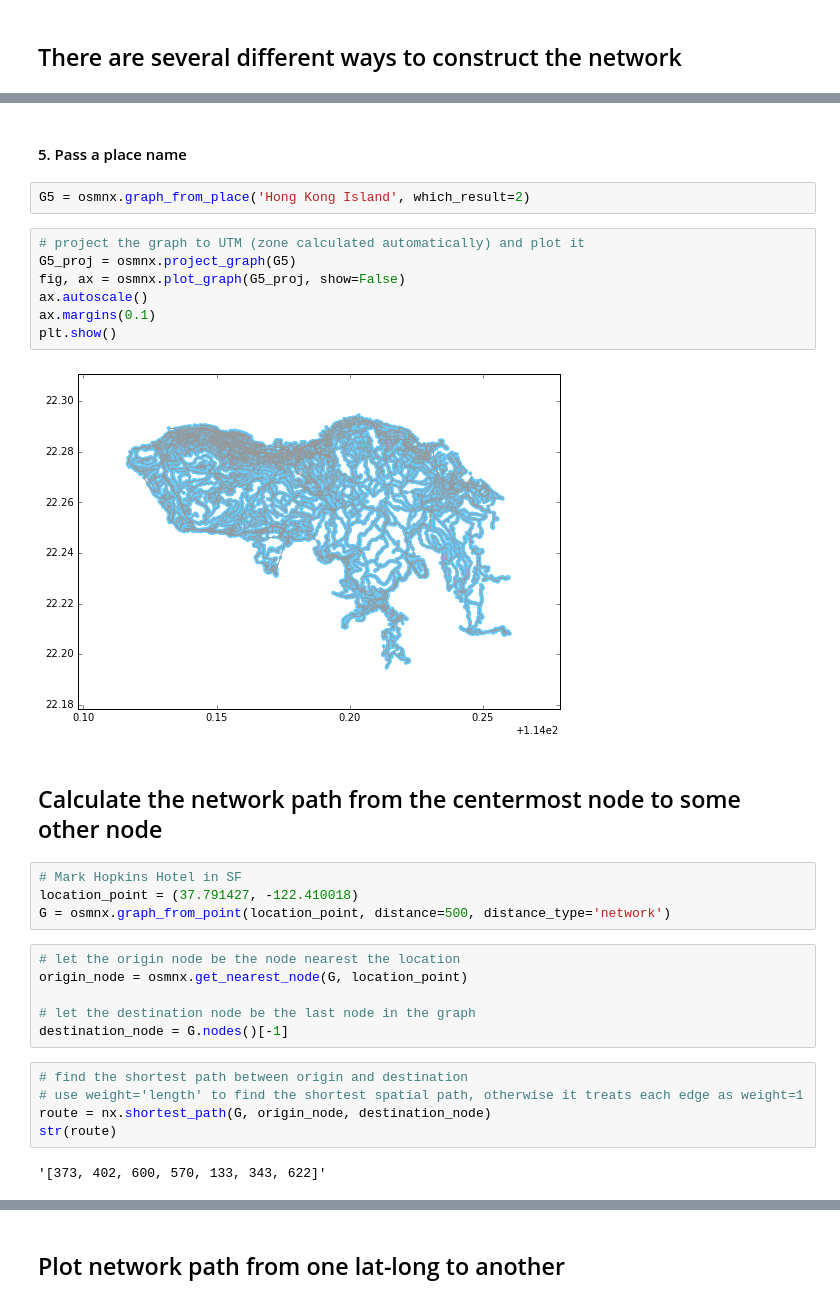
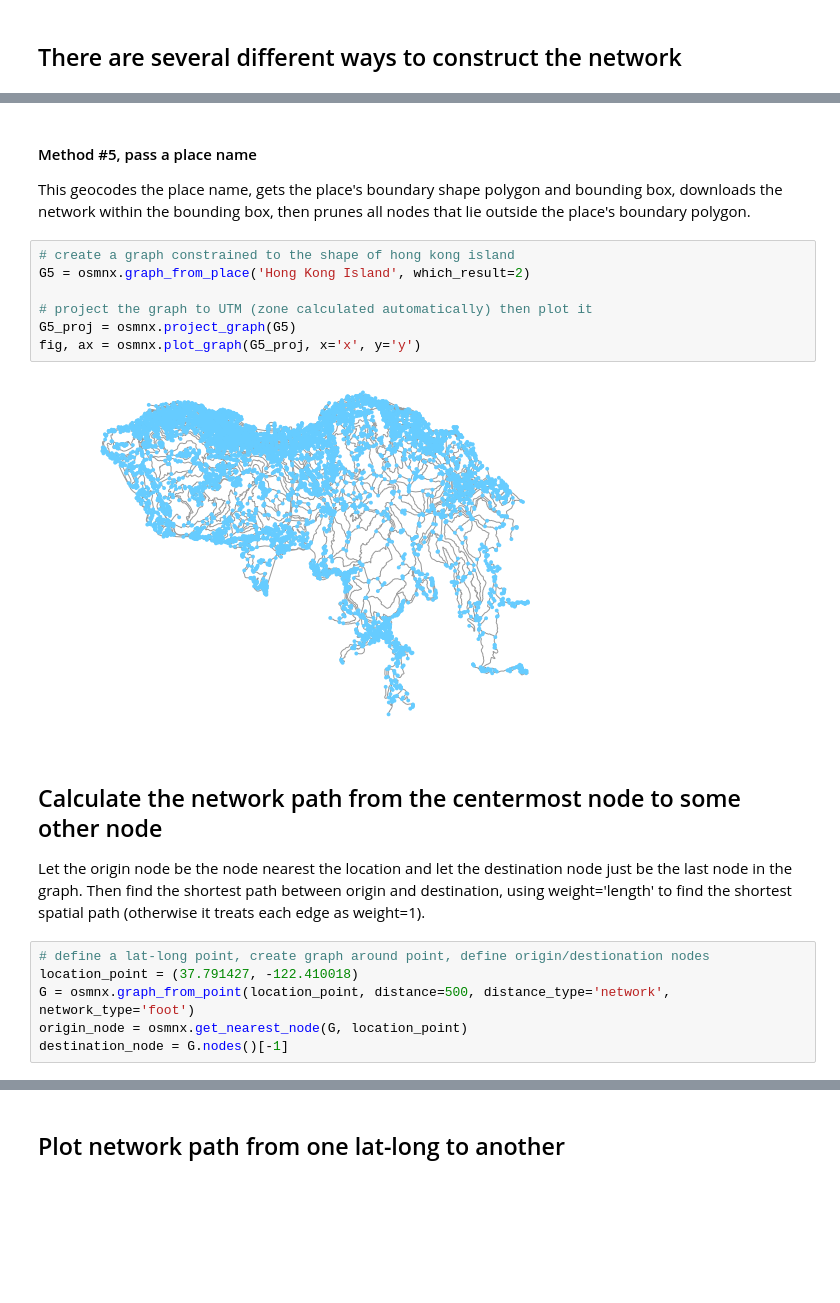
Before and after one commit to gboeing/osmnx, a Jupyter notebook: example-osm-networkx.ipynb, the cells around one changed output, grey strips where cells are left out. Saved outputs shown, nothing was run; the diff lists cells and outputs as text; blank space fills up the shorter version.

```diff
--- a/example-osm-networkx.ipynb
+++ b/example-osm-networkx.ipynb
@@ -60,33 +55,23 @@ fig, ax = osmnx.plot_graph(G4)
-# %% [markdown]
-####  5. Pass a place name ####
-# %%
-G5 = osmnx.graph_from_place('Hong Kong Island', which_result=2)
+# %% [markdown]
+#### Method #5, pass a place name ####
+
+This geocodes the place name, gets the place's boundary shape polygon and bounding box, downloads the network within the bounding box, then prunes all nodes that lie outside the place's boundary polygon.
 # %%
-# project the graph to UTM (zone calculated automatically) and plot it
+# create a graph constrained to the shape of hong kong island
+G5 = osmnx.graph_from_place('Hong Kong Island', which_result=2)
+
+# project the graph to UTM (zone calculated automatically) then plot it
 G5_proj = osmnx.project_graph(G5)
-fig, ax = osmnx.plot_graph(G5_proj, show=False)
-ax.autoscale()
-ax.margins(0.1)
-plt.show()
+fig, ax = osmnx.plot_graph(G5_proj, x='x', y='y')
 # %% [output]
-[figure, old version]
+[figure, new version]
-# %% [markdown]
-## Calculate the network path from the centermost node to some other node
+# %% [markdown]
+## Calculate the network path from the centermost node to some other node
+Let the origin node be the node nearest the location and let the destination node just be the last node in the graph. Then find the shortest path between origin and destination, using weight='length' to find the shortest spatial path (otherwise it treats each edge as weight=1).
 # %%
-# Mark Hopkins Hotel in SF
+# define a lat-long point, create graph around point, define origin/destionation nodes
 location_point = (37.791427, -122.410018)
-G = osmnx.graph_from_point(location_point, distance=500, distance_type='network')
+G = osmnx.graph_from_point(location_point, distance=500, distance_type='network', network_type='foot')
+origin_node = osmnx.get_nearest_node(G, location_point)
+destination_node = G.nodes()[-1]
-# %%
-# let the origin node be the node nearest the location
-origin_node = osmnx.get_nearest_node(G, location_point)
-
-# let the destination node be the last node in the graph
-destination_node = G.nodes()[-1]
-# %%
-# find the shortest path between origin and destination
-# use weight='length' to find the shortest spatial path, otherwise it treats each edge as weight=1
-route = nx.shortest_path(G, origin_node, destination_node)
-str(route)
-# %% [output]
-'[373, 402, 600, 570, 133, 343, 622]'
 # %%
```
Also changed, not shown: parts of 23 cells of this notebook, 4 other files.
